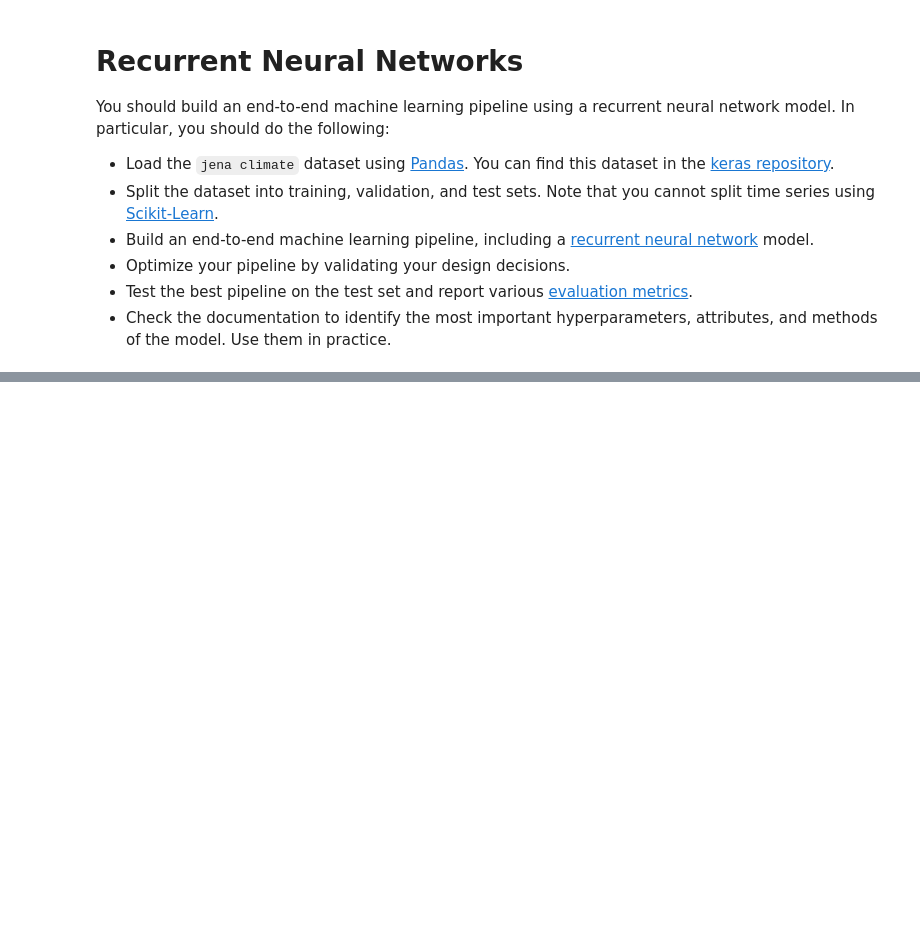
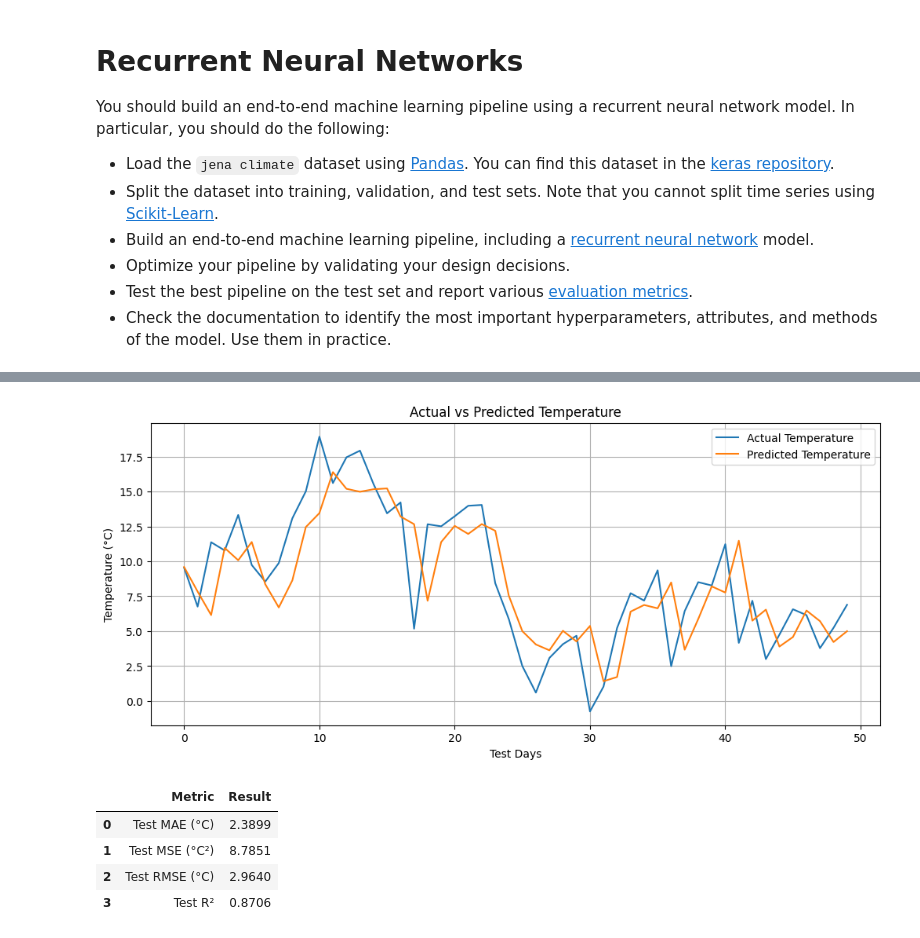
Before and after one commit to KabirLiaquat/KabirLiaquat, a Jupyter notebook: exercises/machine-learning/neural-networks/recurrent_neural_networks.ipynb, the cells around one changed output, grey strips where cells are left out. Saved outputs shown, nothing was run; the diff lists cells and outputs as text; code cells hidden in the pictures; blank space fills up the shorter version.

```diff
--- a/exercises/machine-learning/neural-networks/recurrent_neural_networks.ipynb
+++ b/exercises/machine-learning/neural-networks/recurrent_neural_networks.ipynb
@@ -23,0 +82,15 @@ df.head()
+# %%
+df_daily["Target"] = df_daily["T (degC)"].shift(-1)
+
+df_daily.head(10)
+
+df_daily = df_daily.dropna(subset=["Target"]).reset_index(drop=True)
+
+df_daily.tail()
+
+#shifting verification
+print(
+    df_daily[["Date Time", "T (degC)", "Target"]].head(10)
+)
+
+print("Total rows:", len(df_daily))
@@ -23,0 +646,45 @@ df.head()
+# %%
+import matplotlib.pyplot as plt
+
+plt.figure(figsize=(12, 5))
+
+plt.plot(
+    y_true[:50],
+    label="Actual Temperature"
+)
+
+plt.plot(
+    y_pred[:50],
+    label="Predicted Temperature"
+)
+
+plt.xlabel("Test Days")
+plt.ylabel("Temperature (°C)")
+plt.title("Actual vs Predicted Temperature")
+plt.legend()
+plt.grid(True)
+plt.show()
+
+final_results = pd.DataFrame({
+    "Metric": [
+        "Test MAE (°C)",
+        "Test MSE (°C²)",
+        "Test RMSE (°C)",
+        "Test R²"
+    ],
+    "Result": [
+        round(test_mae, 4),
+        round(test_mse, 4),
+        round(test_rmse, 4),
+        round(r2, 4)
+    ]
+})
+
+display(final_results)
+# %% [output]
+[figure, added]
+|  | Metric | Result |
+| 0 | Test MAE (°C) | 2.3899 |
+| 1 | Test MSE (°C²) | 8.7851 |
+| 2 | Test RMSE (°C) | 2.9640 |
+| 3 | Test R² | 0.8706 |
```
Also changed, not shown: parts of 14 cells of this notebook.
